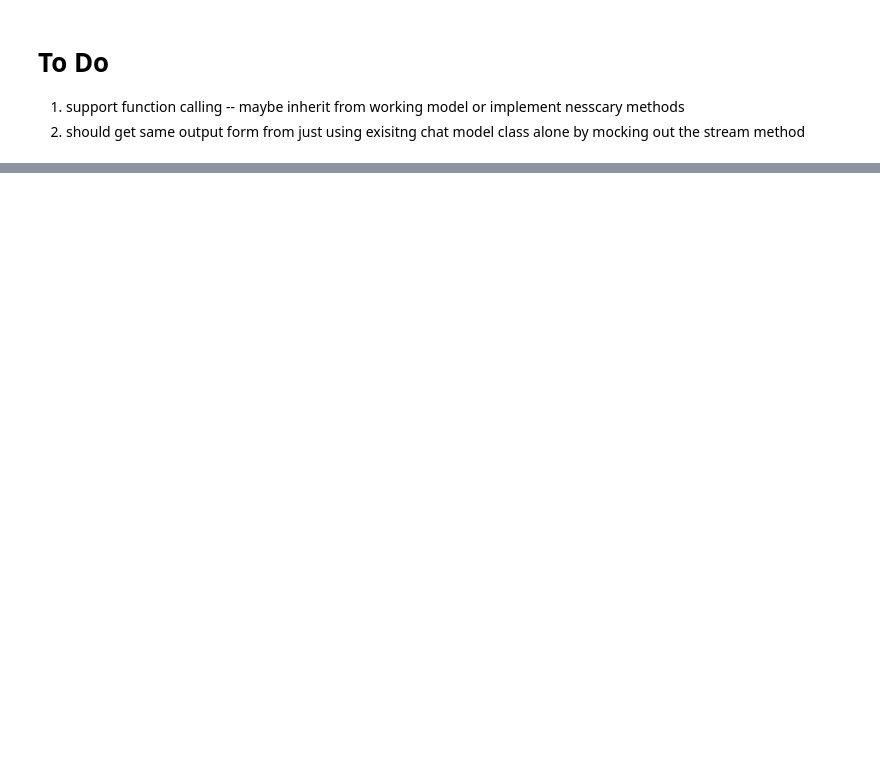
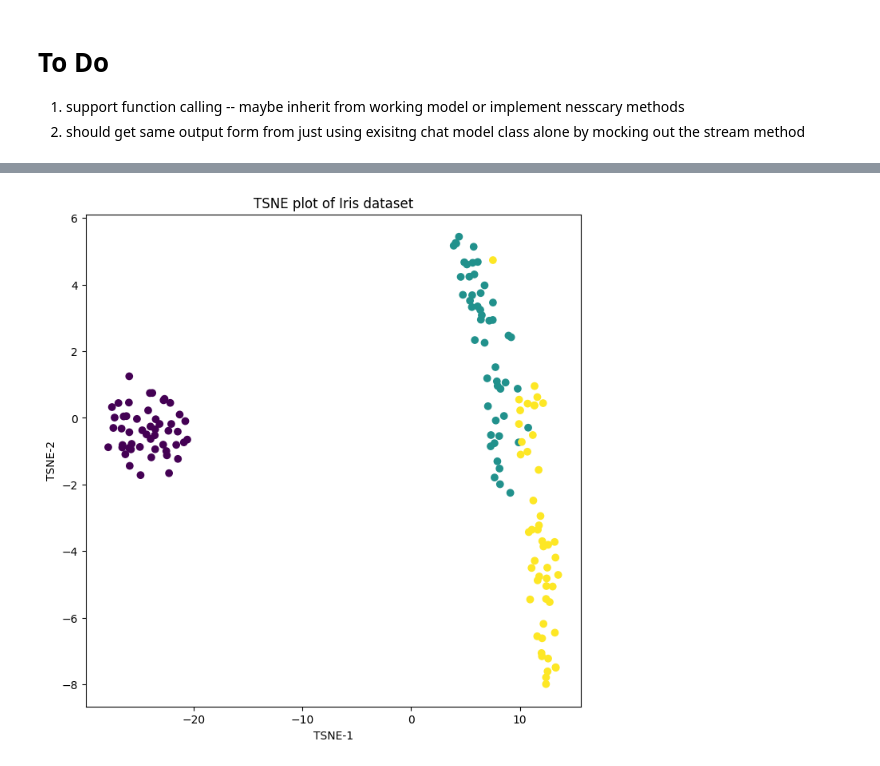
Before and after one commit to mvanniasingheTT/LLM_Agent, a Jupyter notebook: test_langchain.ipynb, the cells around one changed output, grey strips where cells are left out. Saved outputs shown, nothing was run; the diff lists cells and outputs as text; code cells hidden in the pictures; blank space fills up the shorter version.

```diff
--- a/test_langchain.ipynb
+++ b/test_langchain.ipynb
@@ -5,0 +509,22 @@
+# %%
+input_data = {
+    "input": "plot y=x",
+    "agent_scratchpad": "",
+    "tools": "\n".join([tool.name for tool in tools]),  # Add tool descriptions
+    "tool_names": ", ".join([tool.name for tool in tools])  # Add tool names
+}
+# result = list(agent_executor.stream({"input": " do a tsne plot of the iris dataset"}))
+# Minimal input to test agent logic
+minimal_input = {
+    "input": "What is the capital of France?",
+    "agent_scratchpad": "",
+    "tools": "search",  # Simplified tool names for debugging
+    "tool_names": "search",
+}
+
+
+result = list(agent_executor.stream(input_data))
+
+
+
+code_interpreter.close()
@@ -5,0 +573,5 @@
+# %%
+# result[-1]["intermediate_steps"][-1][1]["results"][0]
+result[-1]["intermediate_steps"][0][1]["results"][0]
+# %% [output]
+[figure, added]
```
Also changed, not shown: parts of 42 cells of this notebook, 7 other files.
